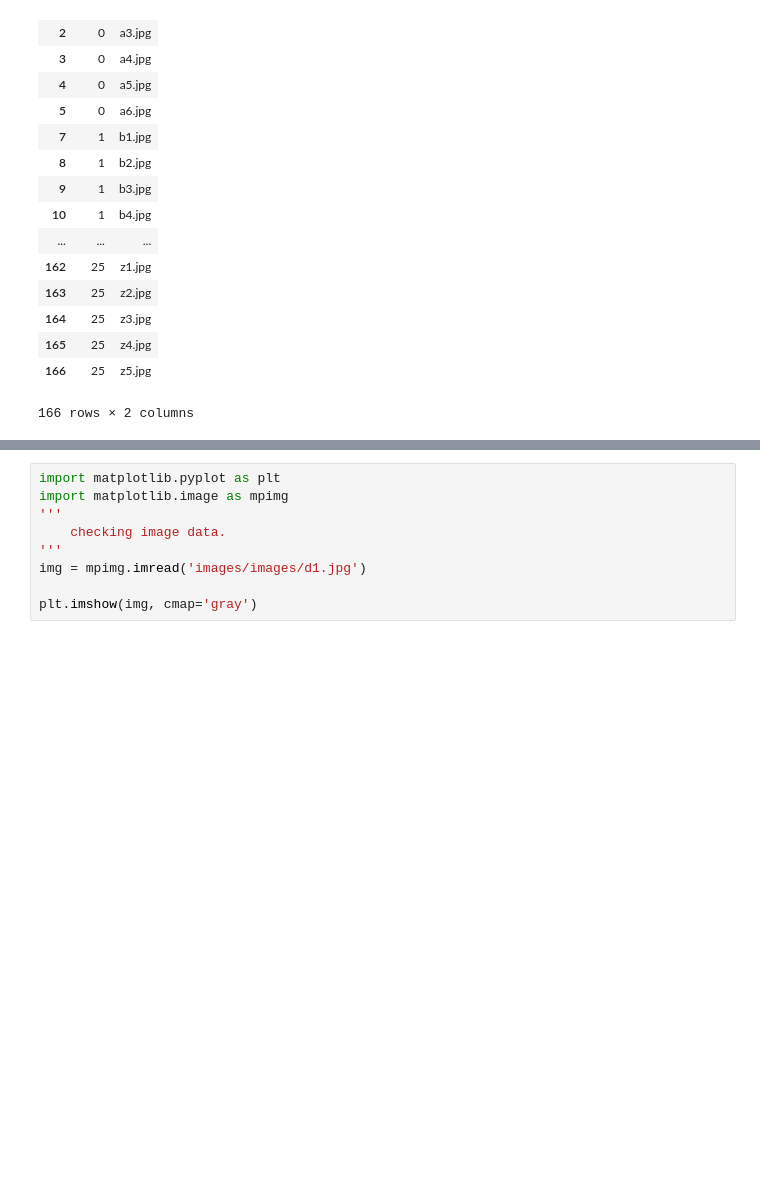
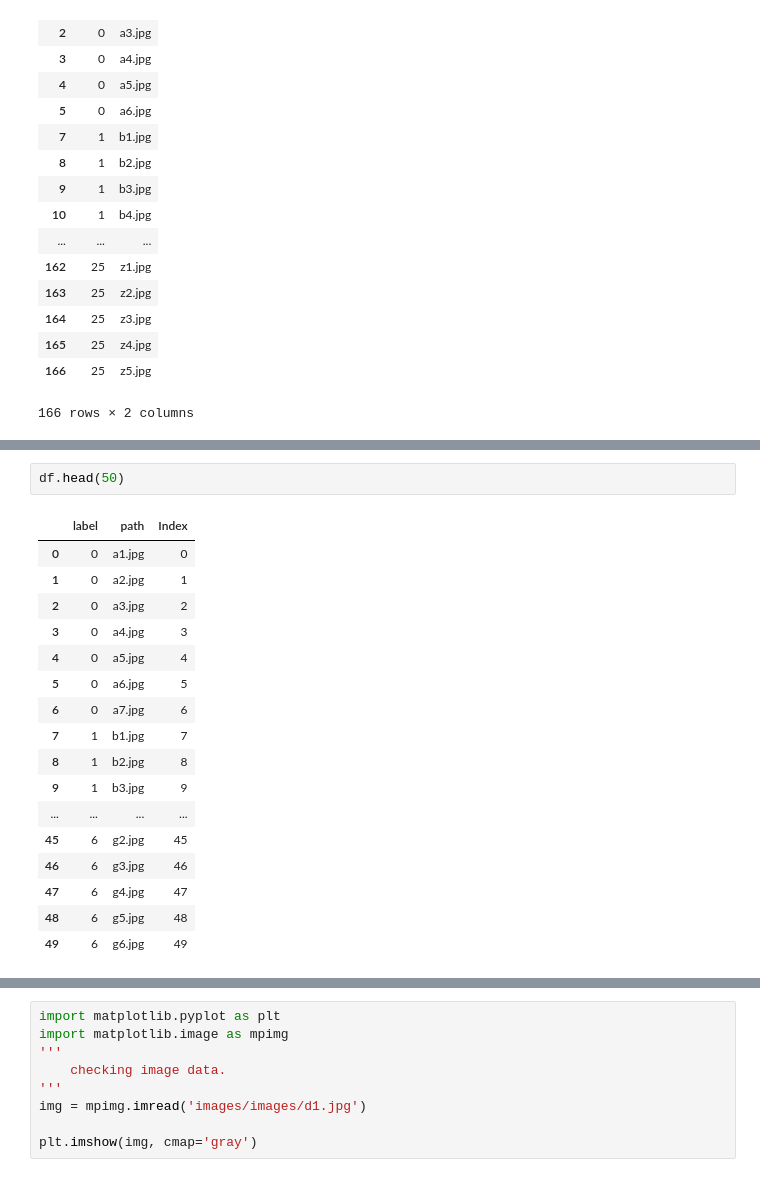
Before and after one commit to shitalajagekar/DataScience, a Jupyter notebook: Project Machine Learning Code.ipynb, the cells around one changed output, grey strips where cells are left out. Drawn from its saved outputs; the diff is of its cells as text; blank space fills up the shorter version.

```diff
--- a/Project Machine Learning Code.ipynb
+++ b/Project Machine Learning Code.ipynb
@@ -109,3 +293,23 @@ df[df.path != 'a7.jpg']
+# %%
+df.head(50)
+# %% [output]
+|  | label | path | Index |
+| 0 | 0 | a1.jpg | 0 |
+| 1 | 0 | a2.jpg | 1 |
+| 2 | 0 | a3.jpg | 2 |
+| 3 | 0 | a4.jpg | 3 |
+| 4 | 0 | a5.jpg | 4 |
+| 5 | 0 | a6.jpg | 5 |
+| 6 | 0 | a7.jpg | 6 |
+| 7 | 1 | b1.jpg | 7 |
+| 8 | 1 | b2.jpg | 8 |
+| 9 | 1 | b3.jpg | 9 |
+| ... | ... | ... | ... |
+| 45 | 6 | g2.jpg | 45 |
+| 46 | 6 | g3.jpg | 46 |
+| 47 | 6 | g4.jpg | 47 |
+| 48 | 6 | g5.jpg | 48 |
+| 49 | 6 | g6.jpg | 49 |
 # %%
 import os
 os.listdir("images/images")
```
Also changed, not shown: parts of 13 cells of this notebook.
